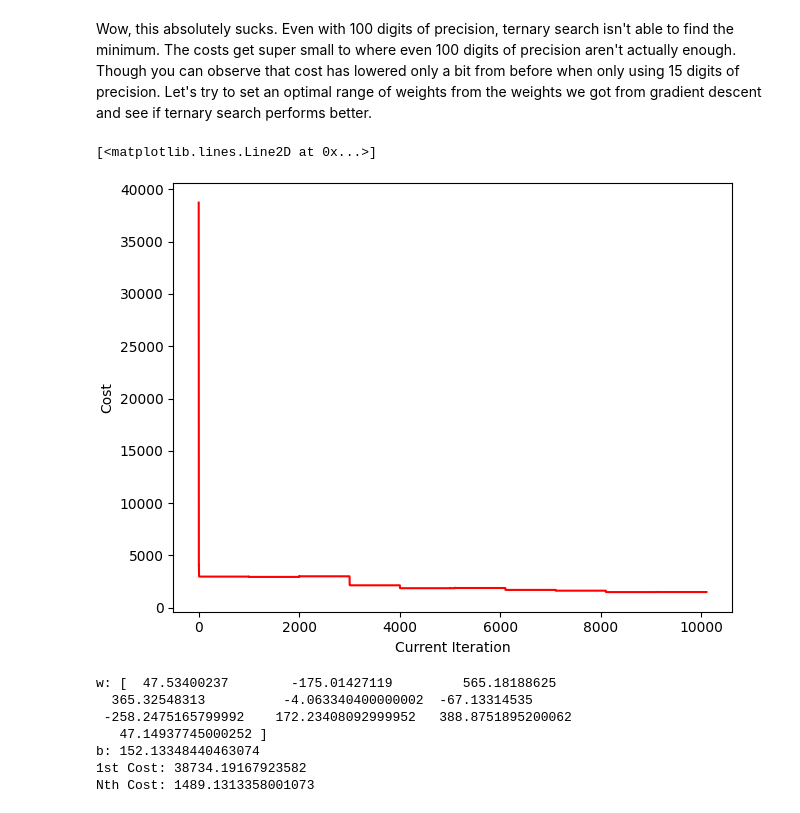
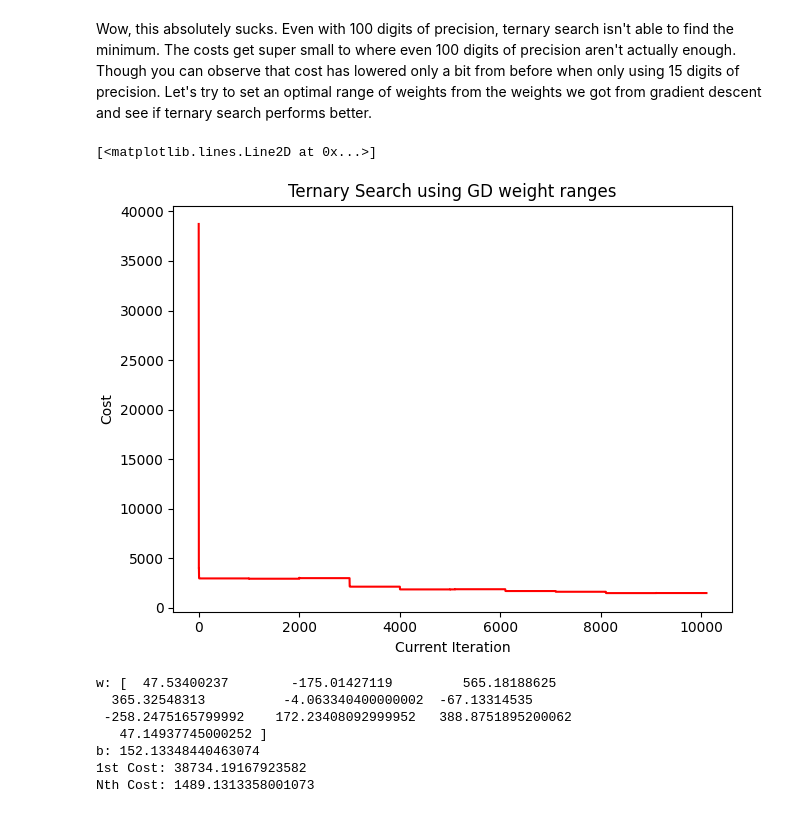
Before and after one commit to LoneCoder21/machine_learning, a Jupyter notebook: optimization/ternary_search.ipynb, the cells around one changed output. Cells and saved outputs as stored; diff of their text form; code cells hidden in the pictures.

```diff
--- a/optimization/ternary_search.ipynb
+++ b/optimization/ternary_search.ipynb
@@ -359,16 +361,17 @@ w, b, costs = perform_search_fake_weights(data, severity, ternary_search, mse_co
 # %%
 iteration = np.arange(0, costs.shape[0])
 
 # graph the cost after updating the model
 fig, cost_graph = plt.subplots(layout='constrained')
 
 cost_graph.set_xlabel("Current Iteration")
 cost_graph.set_ylabel("Cost")
+cost_graph.set_title("Ternary Search using GD weight ranges")
 
 cost_graph.plot(iteration, costs, color="r")
 # %% [output]
 [<matplotlib.lines.Line2D at 0x...>]
-[figure, old version]
+[figure, new version]
 # %%
 print("w:", w.reshape(-1))
 print("b:", b)
```
Also changed, not shown: parts of 2 cells of this notebook.
